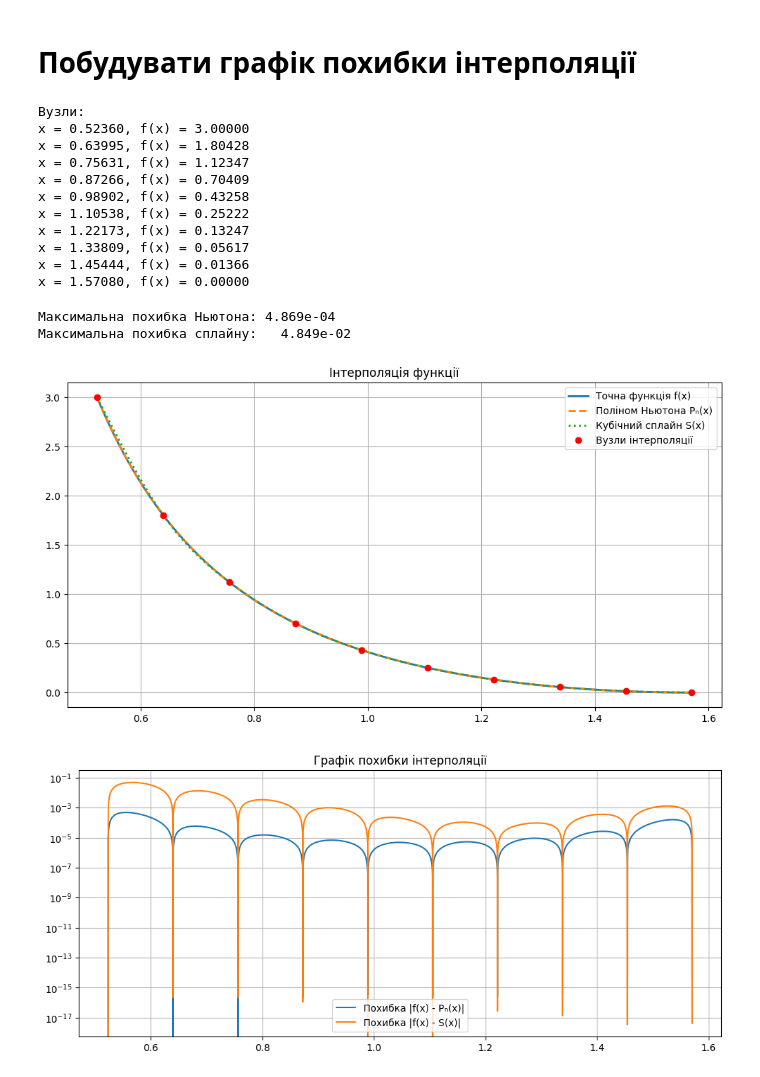
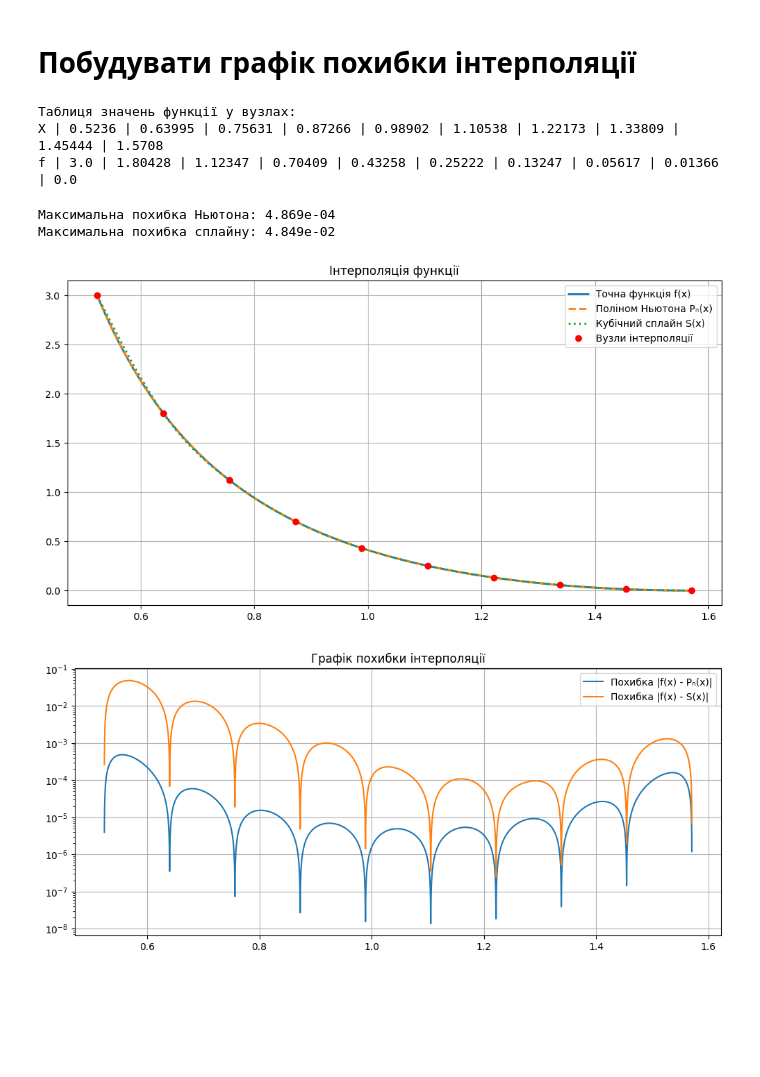
Before and after one commit to KlymentievMaksym/MetOb, a Jupyter notebook: Lab5/Lab5.ipynb, the cells around one changed output. Drawn from its saved outputs; the diff is of its cells as text; code cells hidden in the pictures; blank space fills up the shorter version.

```diff
--- a/Lab5/Lab5.ipynb
+++ b/Lab5/Lab5.ipynb
@@ -101,31 +98,26 @@ def cubic_spline(x: np.ndarray, y: np.ndarray, x_eval: np.ndarray):
 # Побудувати графік похибки інтерполяції
 # %%
 x_dense = np.linspace(np.pi/6, np.pi/2, int(1e4))
+x_dense = x_dense[~np.isin(x_dense, x)]
 f_dense = func(x_dense)
 P_dense = Newton_polynomial(x, y, x_dense)
 S_dense = cubic_spline(x, y, x_dense)
 
-error_lagrange = np.abs(f_dense - P_dense)
+error_newtone = np.abs(f_dense - P_dense)
 error_spline = np.abs(f_dense - S_dense)
 
-print("Вузли:")
-for xi, yi in zip(x, y):
-    print(f"x = {xi:.5f}, f(x) = {yi:.5f}")
+print("Таблиця значень функції у вузлах:")
+print("X |", " | ".join(map(str, np.round(x, 5))))
+print("f |", " | ".join(map(str, np.round(y, 5))))
+# for xi, yi in zip(x, y):
+#     print(f"x = {xi:.5f}, f(x) = {yi:.5f}")
 # %% [output]
-Вузли:
-x = 0.52360, f(x) = 3.00000
-x = 0.63995, f(x) = 1.80428
-x = 0.75631, f(x) = 1.12347
-x = 0.87266, f(x) = 0.70409
-x = 0.98902, f(x) = 0.43258
-x = 1.10538, f(x) = 0.25222
-x = 1.22173, f(x) = 0.13247
-x = 1.33809, f(x) = 0.05617
-x = 1.45444, f(x) = 0.01366
-x = 1.57080, f(x) = 0.00000
+Таблиця значень функції у вузлах:
+X | 0.5236 | 0.63995 | 0.75631 | 0.87266 | 0.98902 | 1.10538 | 1.22173 | 1.33809 | 1.45444 | 1.5708
+f | 3.0 | 1.80428 | 1.12347 | 0.70409 | 0.43258 | 0.25222 | 0.13247 | 0.05617 | 0.01366 | 0.0
 # %%
-print(f"Максимальна похибка Ньютона: {np.max(error_lagrange):.3e}")
-print(f"Максимальна похибка сплайну:   {np.max(error_spline):.3e}")
+print(f"Максимальна похибка Ньютона: {np.max(error_newtone):.3e}")
+print(f"Максимальна похибка сплайну: {np.max(error_spline):.3e}")
 
 plt.figure(figsize=(12, 6))
 plt.plot(x_dense, f_dense, label='Точна функція f(x)', linewidth=2)
@@ -138,7 +130,7 @@ plt.grid(True)
 plt.show()
 
 plt.figure(figsize=(12, 5))
-plt.plot(x_dense, error_lagrange, label='Похибка |f(x) - Pₙ(x)|')
+plt.plot(x_dense, error_newtone, label='Похибка |f(x) - Pₙ(x)|')
 plt.plot(x_dense, error_spline, label='Похибка |f(x) - S(x)|')
 plt.title("Графік похибки інтерполяції")
 plt.yscale('log')
@@ -151,2 +143,2 @@ plt.show()
 [figure]
-[figure, old version]
+[figure, new version]
```
Also changed, not shown: parts of 2 cells of this notebook, 5 other files.
